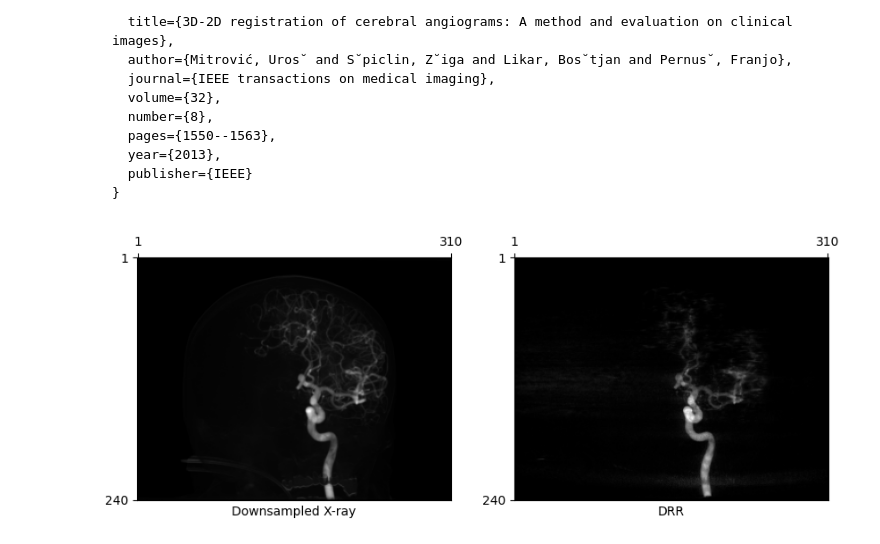
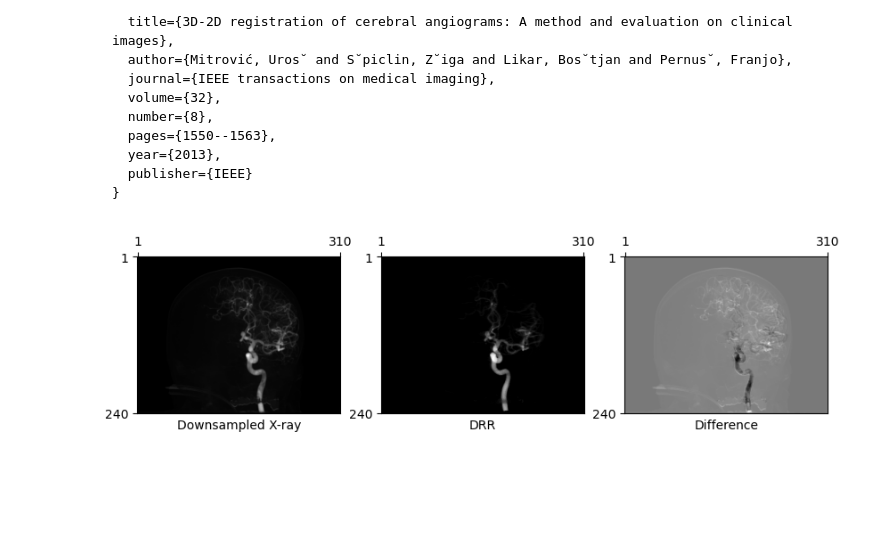
Before and after one commit to eigenvivek/DiffDRR-Datasets, a Jupyter notebook: notebooks/index.ipynb, the cells around one changed output. Saved outputs shown, nothing was run; the diff lists cells and outputs as text; code cells hidden in the pictures; blank space fills up the shorter version.

```diff
--- a/notebooks/index.ipynb
+++ b/notebooks/index.ipynb
@@ -110,30 +109,30 @@ plt.show()
 # %%
 #| eval: false
 from diffdrrdata.ljubljana import LjubljanaDataset, Transforms
 
 # Load a subject from the LjubljanaDataset
 ljubljana = LjubljanaDataset(id_number=1)
 gt, pose, focal_len, height, width, delx, dely, x0, y0 = ljubljana[0]
 
 # Initialize the DRR module
 subsample = 8
 drr = DRR(
     ljubljana.subject,
     focal_len,
     height // subsample,
     delx * subsample,
     width // subsample,
     dely * subsample,
-    x0=-x0,
+    x0=x0,
     y0=y0,
     reverse_x_axis=False,
 )
 transform = Transforms(height // subsample, width // subsample)
 
 # Render a DRR from the ground truth camera pose
 img = drr(pose)
 gt, img = transform(gt), transform(img)
-plot_drr(torch.concat([gt, img]), title=["Downsampled X-ray", "DRR"])
+plot_drr(torch.concat([gt, img, gt - img]), title=["Downsampled X-ray", "DRR", "Difference"])
 plt.show()
 # %% [output]
-[figure, old version]
+[figure, new version]
```
Also changed, not shown: parts of 1 cell of this notebook, 8 other files.
